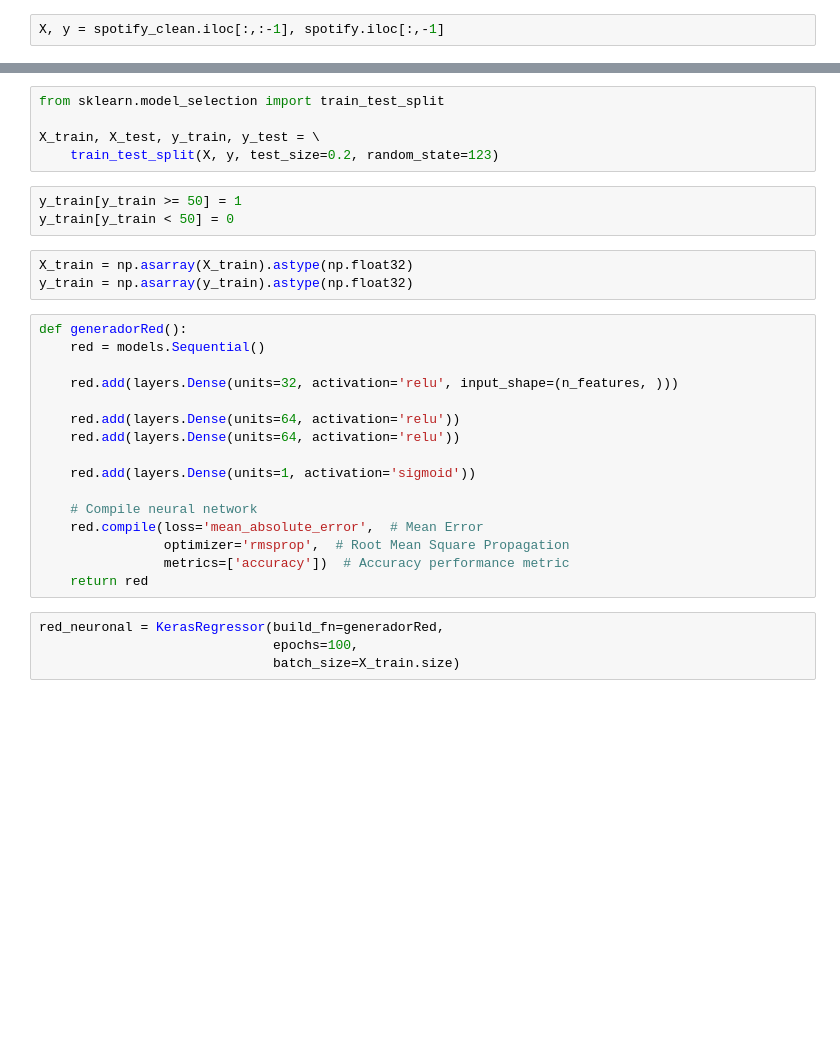
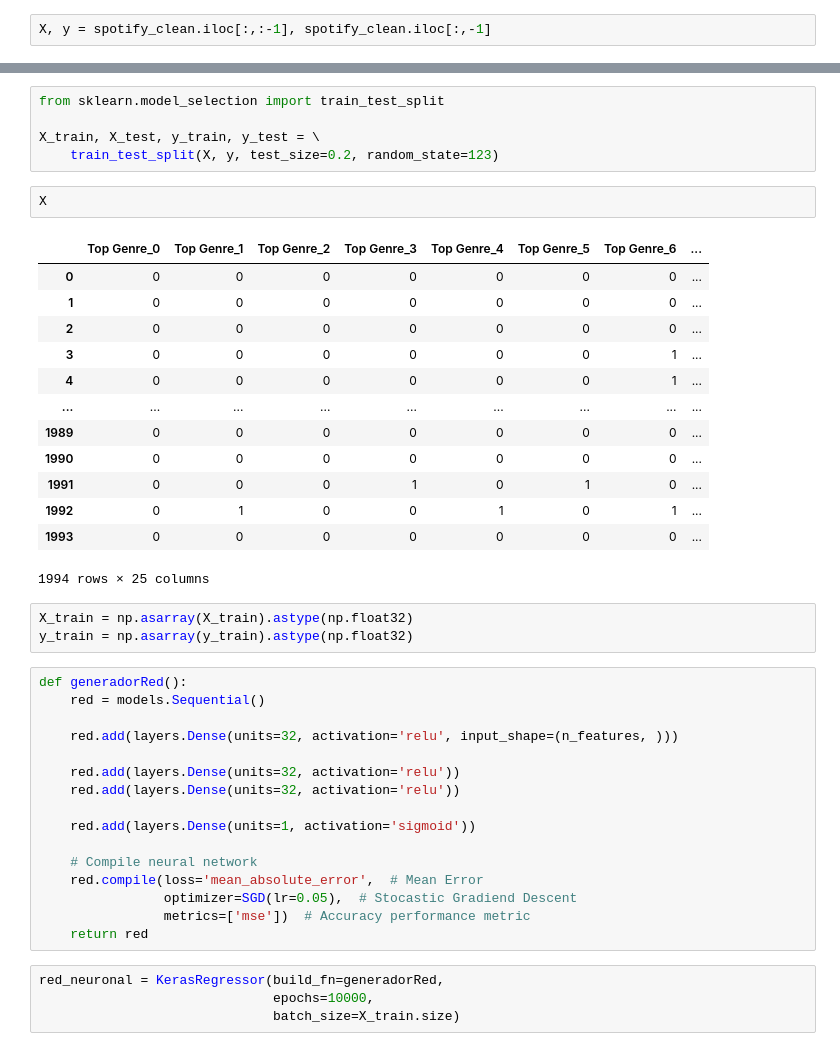
Before and after one commit to JuanOpizzi/IA-Spotify, a Jupyter notebook: Analisis_IA.ipynb, the cells around one changed output, grey strips where cells are left out. Drawn from its saved outputs; the diff is of its cells as text; blank space fills up the shorter version.

```diff
--- a/Analisis_IA.ipynb
+++ b/Analisis_IA.ipynb
@@ -94,7 +101,7 @@ spotify_clean.head()
 # %% [markdown]
 Separo el dataset, por un lado 'X' va a tener de columnas todos los posibles features que se puede user, 'y' va a ser nuestra columna target, el valor que queremos predecir
 # %%
-X, y = spotify_clean.iloc[:,:-1], spotify.iloc[:,-1]
+X, y = spotify_clean.iloc[:,:-1], spotify_clean.iloc[:,-1]
 # %%
 n_features = X.columns.size
 # %%
@@ -102,9 +109,22 @@ from sklearn.model_selection import train_test_split
 
 X_train, X_test, y_train, y_test = \
     train_test_split(X, y, test_size=0.2, random_state=123)
-# %%
-y_train[y_train >= 50] = 1
-y_train[y_train < 50] = 0
+# %%
+X
+# %% [output]
+|  | Top Genre_0 | Top Genre_1 | Top Genre_2 | Top Genre_3 | Top Genre_4 | Top Genre_5 | Top Genre_6 | ... |
+| 0 | 0 | 0 | 0 | 0 | 0 | 0 | 0 | ... |
+| 1 | 0 | 0 | 0 | 0 | 0 | 0 | 0 | ... |
+| 2 | 0 | 0 | 0 | 0 | 0 | 0 | 0 | ... |
+| 3 | 0 | 0 | 0 | 0 | 0 | 0 | 1 | ... |
+| 4 | 0 | 0 | 0 | 0 | 0 | 0 | 1 | ... |
+| ... | ... | ... | ... | ... | ... | ... | ... | ... |
+| 1989 | 0 | 0 | 0 | 0 | 0 | 0 | 0 | ... |
+| 1990 | 0 | 0 | 0 | 0 | 0 | 0 | 0 | ... |
+| 1991 | 0 | 0 | 0 | 1 | 0 | 1 | 0 | ... |
+| 1992 | 0 | 1 | 0 | 0 | 1 | 0 | 1 | ... |
+| 1993 | 0 | 0 | 0 | 0 | 0 | 0 | 0 | ... |
+1994 rows × 25 columns
 # %%
 X_train = np.asarray(X_train).astype(np.float32)
 y_train = np.asarray(y_train).astype(np.float32)
@@ -114,19 +134,19 @@ def generadorRed():
 
     red.add(layers.Dense(units=32, activation='relu', input_shape=(n_features, )))
 
-    red.add(layers.Dense(units=64, activation='relu'))
-    red.add(layers.Dense(units=64, activation='relu'))
+    red.add(layers.Dense(units=32, activation='relu'))
+    red.add(layers.Dense(units=32, activation='relu'))
 
     red.add(layers.Dense(units=1, activation='sigmoid'))
 
     # Compile neural network
     red.compile(loss='mean_absolute_error',  # Mean Error
-                optimizer='rmsprop',  # Root Mean Square Propagation
-                metrics=['accuracy'])  # Accuracy performance metric
+                optimizer=SGD(lr=0.05),  # Stocastic Gradiend Descent
+                metrics=['mse'])  # Accuracy performance metric
     return red
 # %%
 red_neuronal = KerasRegressor(build_fn=generadorRed,
-                              epochs=100,
+                              epochs=10000,
                               batch_size=X_train.size)
 # %%
 score = cross_val_score(red_neuronal, X_train, y_train, cv=5)
```
Also changed, not shown: parts of 11 cells of this notebook.
